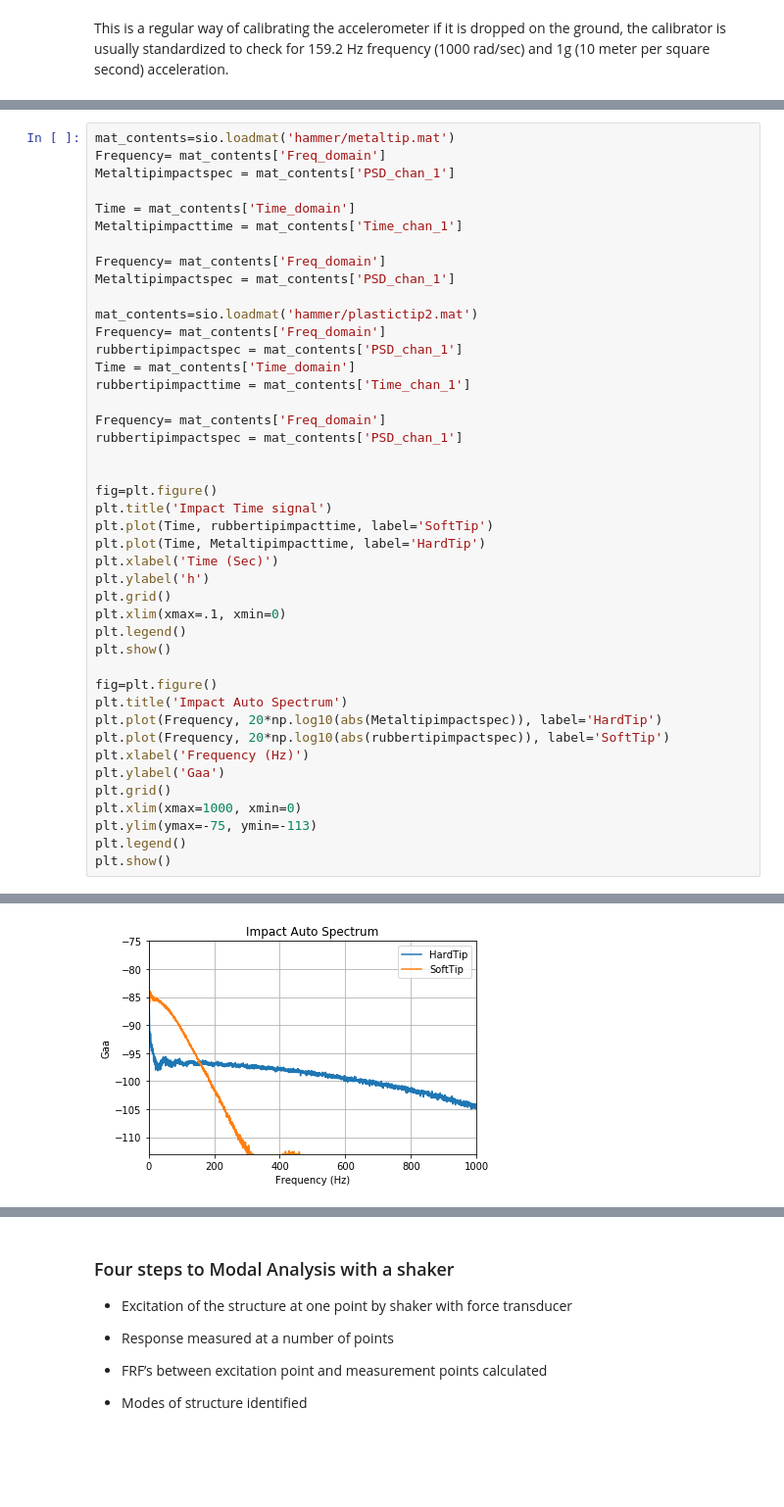
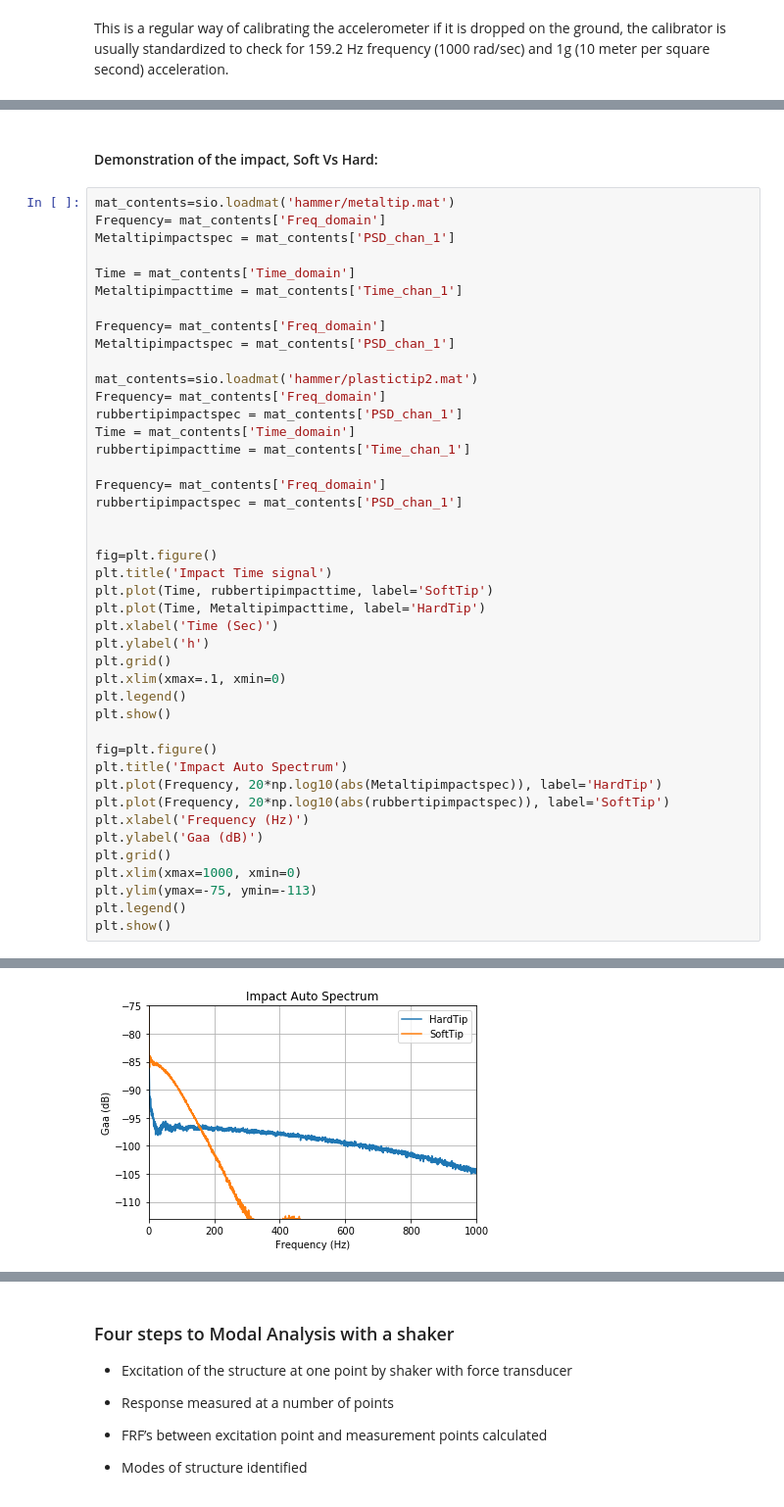
Before and after one commit to josephcslater/MAC_and_Modalupdating, a Jupyter notebook: MAC_JupyterNotebook/MACandModelCorrection.ipynb, the cells around one changed output, grey strips where cells are left out. Shown at 98% size. Saved outputs shown, nothing was run; the diff lists cells and outputs as text; blank space fills up the shorter version.

```diff
--- a/MAC_JupyterNotebook/MACandModelCorrection.ipynb
+++ b/MAC_JupyterNotebook/MACandModelCorrection.ipynb
@@ -248,3 +257,5 @@ When using  a hammer as the method of excitation, one should make sure that ther
+# %% [markdown]
+#### Demonstration of the impact, Soft Vs Hard:
 # %%
 mat_contents=sio.loadmat('hammer/metaltip.mat')
 Frequency= mat_contents['Freq_domain']
@@ -262,33 +273,33 @@ rubbertipimpactspec = mat_contents['PSD_chan_1']
 Time = mat_contents['Time_domain']
 rubbertipimpacttime = mat_contents['Time_chan_1']
 
 Frequency= mat_contents['Freq_domain']
 rubbertipimpactspec = mat_contents['PSD_chan_1']
 
 
 fig=plt.figure()
 plt.title('Impact Time signal')
 plt.plot(Time, rubbertipimpacttime, label='SoftTip')
 plt.plot(Time, Metaltipimpacttime, label='HardTip')
 plt.xlabel('Time (Sec)')
 plt.ylabel('h')
 plt.grid()
 plt.xlim(xmax=.1, xmin=0)
 plt.legend()
 plt.show()
 
 fig=plt.figure()
 plt.title('Impact Auto Spectrum')
 plt.plot(Frequency, 20*np.log10(abs(Metaltipimpactspec)), label='HardTip')
 plt.plot(Frequency, 20*np.log10(abs(rubbertipimpactspec)), label='SoftTip')
 plt.xlabel('Frequency (Hz)')
-plt.ylabel('Gaa')
+plt.ylabel('Gaa (dB)')
 plt.grid()
 plt.xlim(xmax=1000, xmin=0)
 plt.ylim(ymax=-75, ymin=-113)
 plt.legend()
 plt.show()
 # %% [output]
 [figure]
-[figure, old version]
+[figure, new version]
 # %% [markdown]
```
Also changed, not shown: parts of 17 cells of this notebook.
